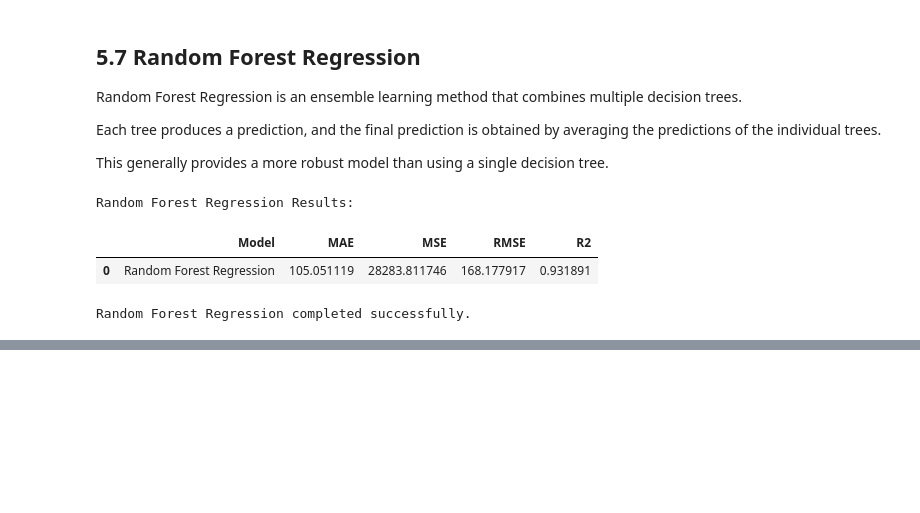
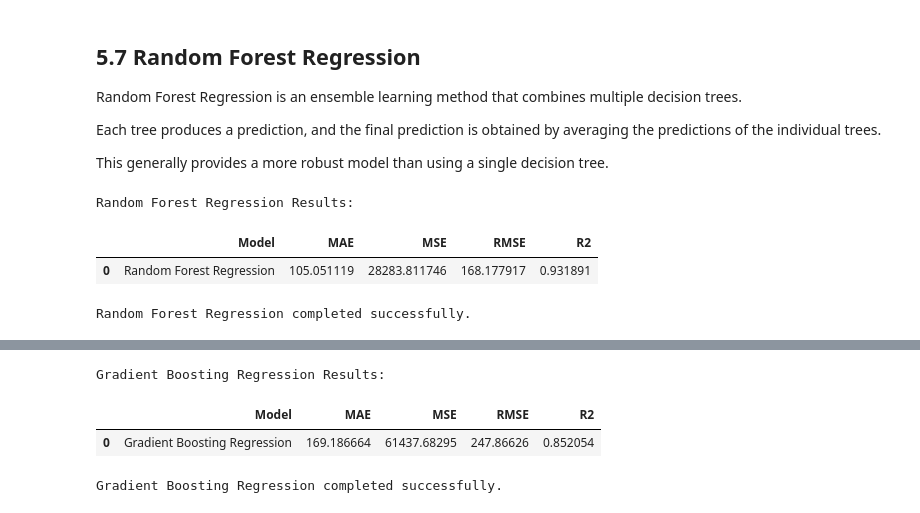
Before and after one commit to mith-sen/ML_Case_Study, a Jupyter notebook: notebooks/regression.ipynb, the cells around one changed output, grey strips where cells are left out. Cells and saved outputs as stored; diff of their text form; code cells hidden in the pictures; blank space fills up the shorter version.

Commit message:
Implement Gradient Boosting Regression

```diff
--- a/notebooks/regression.ipynb
+++ b/notebooks/regression.ipynb
@@ -1348,0 +1357,47 @@ Random Forest Regression completed successfully.
+# %%
+# Import Gradient Boosting Regressor
+from sklearn.ensemble import GradientBoostingRegressor
+
+# Create Gradient Boosting pipeline
+gradient_boosting_pipeline = Pipeline(
+    steps=[
+        ("preprocessor", preprocessor),
+        ("model", GradientBoostingRegressor(
+            random_state=42
+        ))
+    ]
+)
+
+# Train the model
+gradient_boosting_pipeline.fit(X_train, y_train)
+
+# Make predictions
+y_pred_gb = gradient_boosting_pipeline.predict(X_test)
+
+# Calculate evaluation metrics
+gb_mae = mean_absolute_error(y_test, y_pred_gb)
+gb_mse = mean_squared_error(y_test, y_pred_gb)
+gb_rmse = np.sqrt(gb_mse)
+gb_r2 = r2_score(y_test, y_pred_gb)
+
+# Store results
+gradient_boosting_result = {
+    "Model": "Gradient Boosting Regression",
+    "MAE": gb_mae,
+    "MSE": gb_mse,
+    "RMSE": gb_rmse,
+    "R2": gb_r2
+}
+
+# Display results
+gradient_boosting_result_df = pd.DataFrame([gradient_boosting_result])
+
+print("Gradient Boosting Regression Results:")
+display(gradient_boosting_result_df)
+
+print("Gradient Boosting Regression completed successfully.")
+# %% [output]
+Gradient Boosting Regression Results:
+|  | Model | MAE | MSE | RMSE | R2 |
+| 0 | Gradient Boosting Regression | 169.186664 | 61437.68295 | 247.86626 | 0.852054 |
+Gradient Boosting Regression completed successfully.
```
Also changed, not shown: parts of 1 cell of this notebook.
